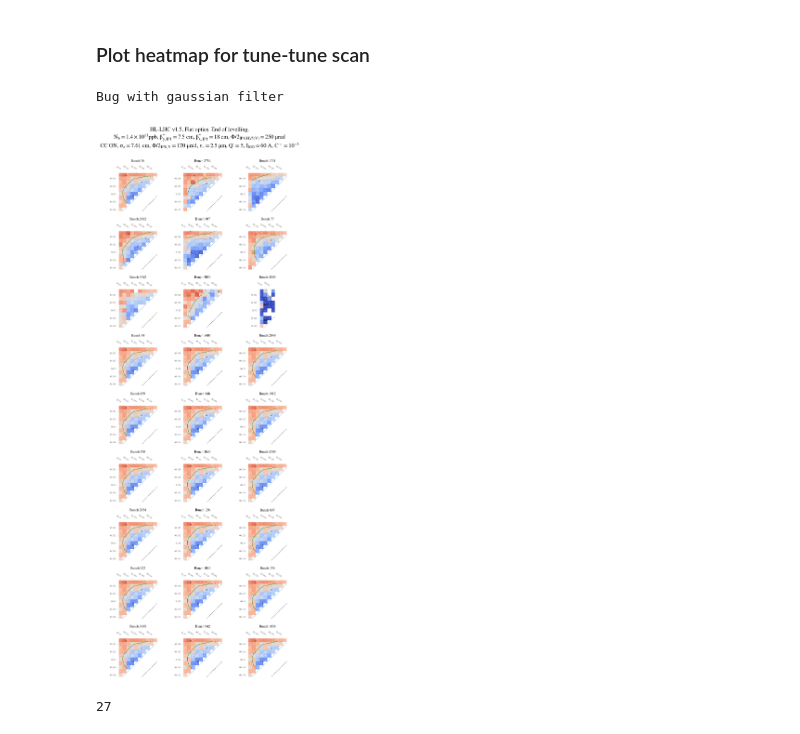
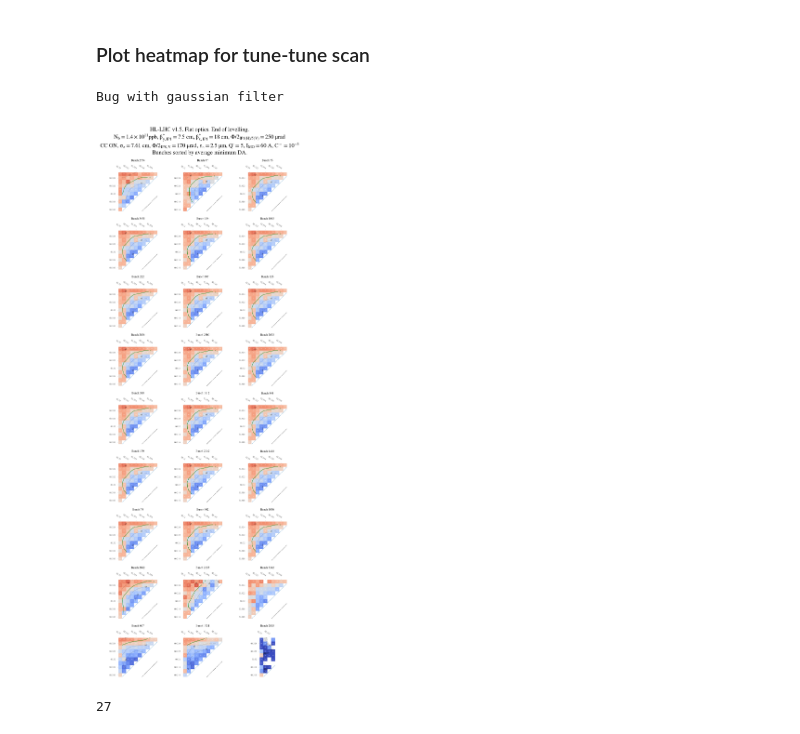
Before and after one commit to ColasDroin/DA_study, a Jupyter notebook: master_study/analysis/analysis_opt_flathv_75_1500_withBB_chroma5_1p4_several_bunches.ipynb, the cells around one changed output. Cells and saved outputs as stored; diff of their text form; code cells hidden in the pictures.

```diff
--- a/master_study/analysis/analysis_opt_flathv_75_1500_withBB_chroma5_1p4_several_bunches.ipynb
+++ b/master_study/analysis/analysis_opt_flathv_75_1500_withBB_chroma5_1p4_several_bunches.ipynb
@@ -168,3 +145,13 @@ l_df_to_plot
+# %%
+# Sort l_bunch_nb and l_df_to_plot by average DA
+l_bunch_nb_sorted = []
+l_df_to_plot_sorted = []
+for i in np.argsort([df.mean().mean() for df in l_df_to_plot]):
+    l_bunch_nb_sorted.append(l_bunch_nb[i])
+    l_df_to_plot_sorted.append(l_df_to_plot[i])
+
+l_bunch_nb = l_bunch_nb_sorted
+l_df_to_plot = l_df_to_plot_sorted
 # %% [markdown]
 ### Plot heatmap for tune-tune scan
 # %%
@@ -263,7 +250,7 @@ def plot_heatmap(l_df_to_plot, l_bunch_id):
         ax.grid(visible=None)
 
         # Title
-        ax.set_title("Bunch " + str(l_bunch_id[idx]), fontsize=6)
+        ax.set_title("Bunch " + str(l_bunch_id[idx]), fontsize=5, fontweight="ultralight")
 
 
     try:
@@ -275,35 +262,36 @@ def plot_heatmap(l_df_to_plot, l_bunch_id):
         + "\n"
         + f"$N_b = $"
         + latex_float(nb_protons)
         + "ppb, "
         + r"$\beta^{*}_{y,IP1} = 7.5$ cm"
         + ", "
         + r"$\beta^{*}_{x,IP1} = 18$ cm"
         + ", "
         + r"$\Phi/2_{IP1(H)/5(V)} = 250$ $\mu rad$"
         + "\n"
         + "CC ON, "
         + r"$\sigma_{z} = 7.61$ $cm$"
         + ", "
         + r"$\Phi/2_{IP8,V} = 170$ $\mu rad$"
         + ", "
         + r"$\epsilon_{n} = 2.5$ $\mu m$"
         + ", "
         + r"Q' = 5"
         + ", "
         + r"$I_{MO} = 60$ $A$"
         + ", "
-        + r"$C^-=10^{-3}$" + "\n",
+        + r"$C^-=10^{-3}$" + "\n"
+        + "Bunches sorted by average minimum DA.",
         fontsize=10,
     )
     plt.tight_layout()
     plt.savefig("output_opt_flathv_75_1500_withBB_chroma5_1p4_multi_bunches.pdf", bbox_inches="tight")
     plt.show()
 
 plot_heatmap(l_df_to_plot, l_bunch_id = l_bunch_nb)
 # %% [output]
 Bug with gaussian filter
-[figure, old version]
+[figure, new version]
 # %%
 len(l_bunch_nb)
 # %% [output]
```
Also changed, not shown: parts of 1 cell of this notebook, 1 other file.
